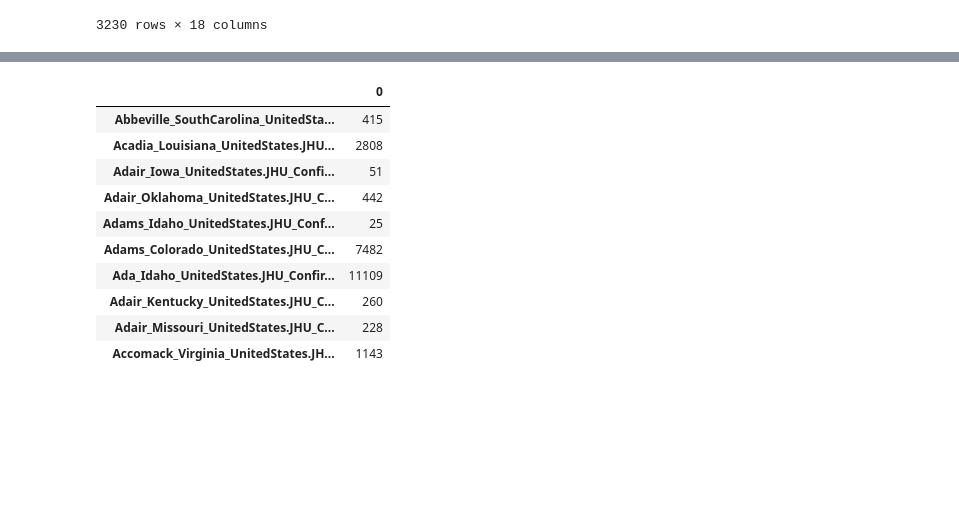
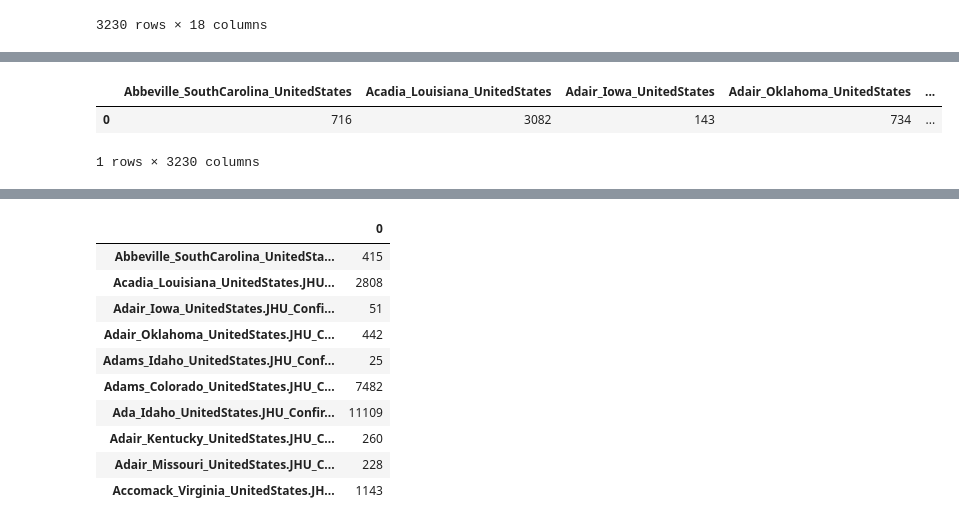
Before and after one commit to CannyLab/c3ai-covidchallenge, a Jupyter notebook: C3AIPlayground.ipynb, the cells around one changed output, grey strips where cells are left out. Saved outputs shown, nothing was run; the diff lists cells and outputs as text; code cells hidden in the pictures; blank space fills up the shorter version.

```diff
--- a/C3AIPlayground.ipynb
+++ b/C3AIPlayground.ipynb
@@ -143,0 +134,16 @@ not_to_use_indices = [element for element in county_data.index if "ConfirmedCase
+# %%
+import math
+counties_data = pd.DataFrame()
+for i in range(math.ceil(len(countyList) / 10)):
+    county_data = metr.fetch(countyList[i * 10 :min(len(countyList), i * 10 + 10)], ["JHU_ConfirmedCases"])
+    for column in list(county_data.columns):
+        if column.endswith("JHU_ConfirmedCases.data"):
+            county_data = county_data.rename(columns={column: column.replace(".JHU_ConfirmedCases.data", "")})
+        else:
+            del(county_data[column])
+    counties_data = pd.concat([counties_data, county_data], axis = 1)
+counties_data = counties_data.T
+# %% [output]
+|  | Abbeville_SouthCarolina_UnitedStates | Acadia_Louisiana_UnitedStates | Adair_Iowa_UnitedStates | Adair_Oklahoma_UnitedStates | ... |
+| 0 | 716 | 3082 | 143 | 734 | ... |
+1 rows × 3230 columns
```
Also changed, not shown: parts of 10 cells of this notebook, 2 other files.
